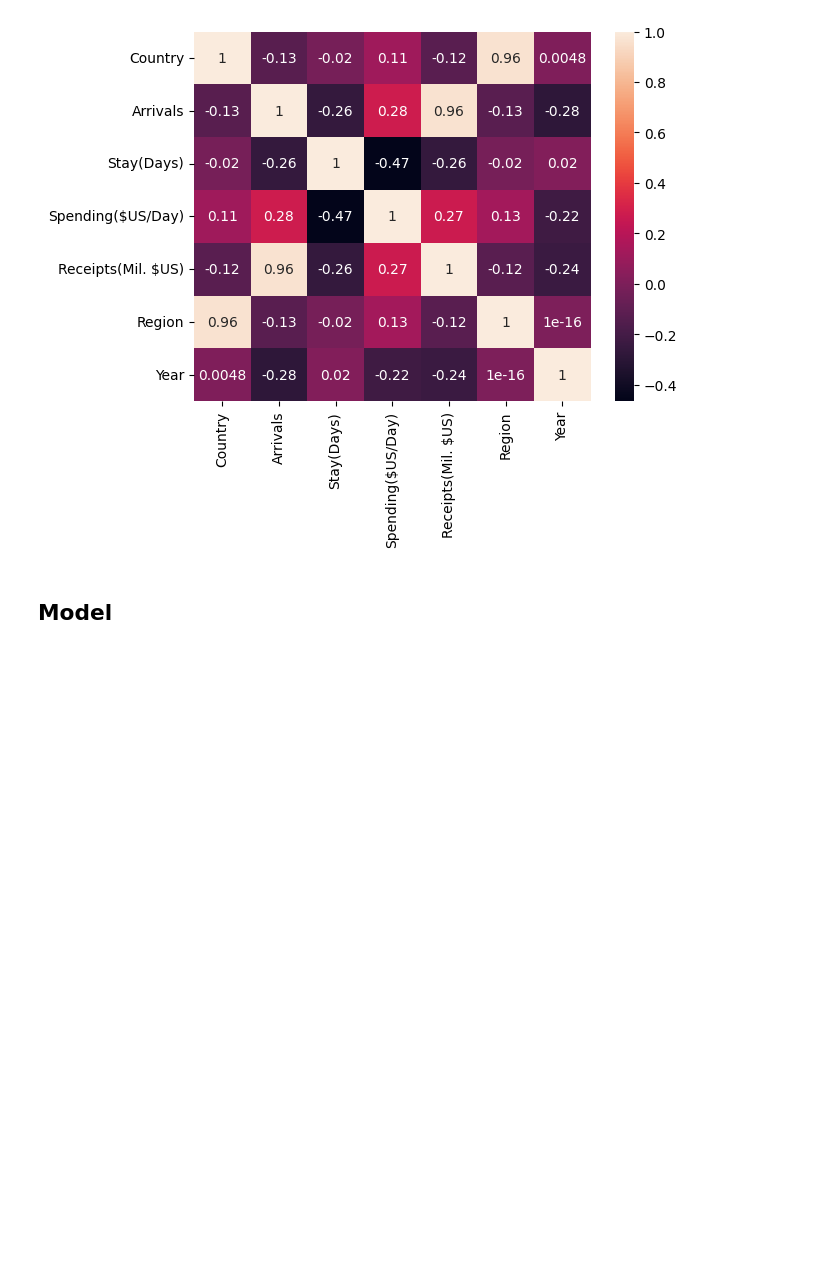
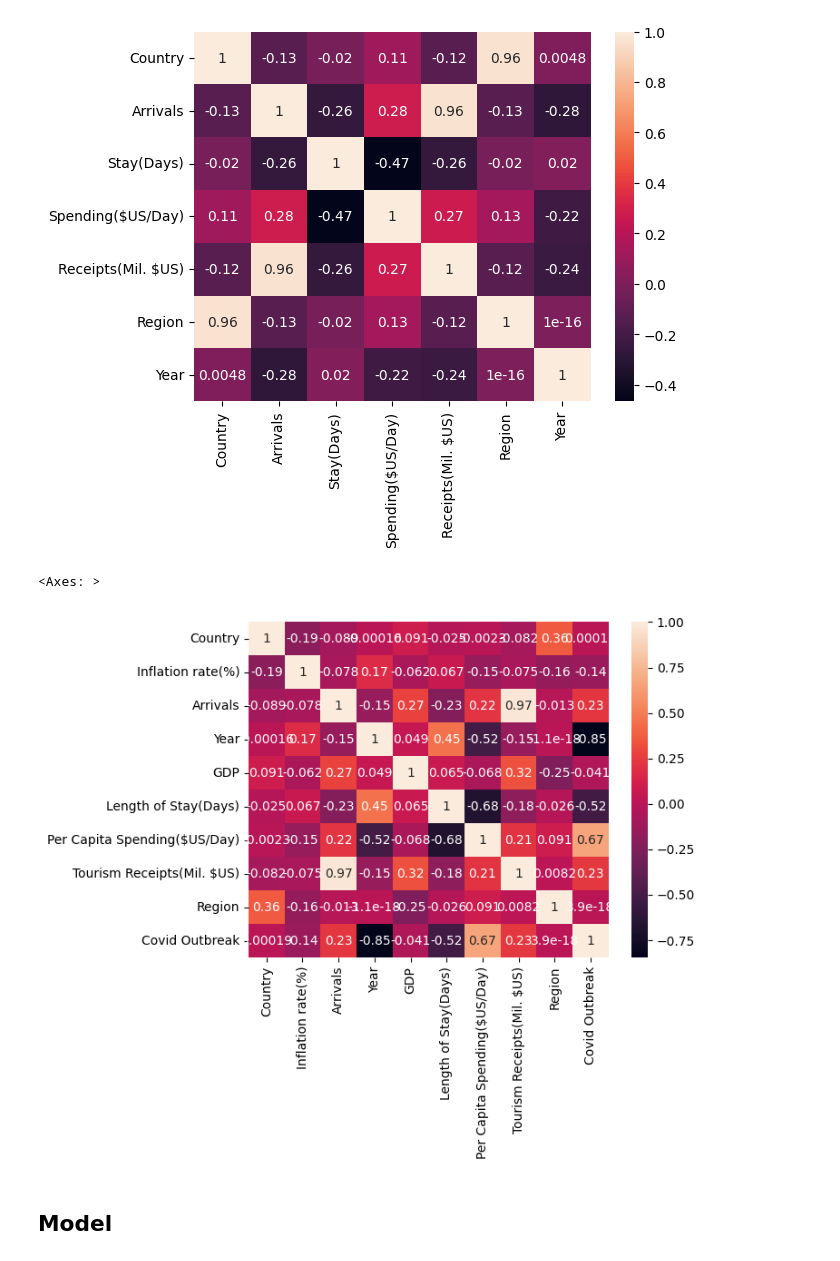
Before and after one commit to KagErou710/BIA, a Jupyter notebook: test2.ipynb, the cells around one changed output. Saved outputs shown, nothing was run; the diff lists cells and outputs as text; code cells hidden in the pictures; blank space fills up the shorter version.

```diff
--- a/test2.ipynb
+++ b/test2.ipynb
@@ -12,8 +12,9 @@ dfTransport = pd.read_csv('Data2/By mode of transport(2015-2020).csv')
 dfOccupation = pd.read_csv('Data2/By Occupation(2015-2020).csv')
 dfSex = pd.read_csv('Data2/By Sex 2015 - 2020.csv')
 dfQuart = pd.read_csv('Data2/TourismArrival2020-2021(Quarterly).csv')
-dfList = [dfAge, dfIncome, dfFreq, dfTransport, dfOccupation, dfSex, dfQuart]
-nameList = ['Age', 'Income', 'Freq', 'Transport', 'Occupation', 'Sex', 'Arrival']
+dfStd = pd.read_csv('Data3/NoOfArrivals2.csv')
+dfList = [dfAge, dfIncome, dfFreq, dfTransport, dfOccupation, dfSex, dfQuart, dfStd]
+nameList = ['Age', 'Income', 'Freq', 'Transport', 'Occupation', 'Sex', 'Arrival', 'Arrival2']
 # type(dfQuart)
 # %% [markdown]
 ## preprocess
@@ -193,6 +158,11 @@ sns.heatmap(dfList[6].corr(), annot=True)
 # %% [output]
 <Axes: >
 [figure]
+# %%
+sns.heatmap(dfList[7].corr(), annot=True)
+# %% [output]
+<Axes: >
+[figure, added]
 # %% [markdown]
 ## Model
 # %%
```
Also changed, not shown: parts of 22 cells of this notebook, 8 other files.
